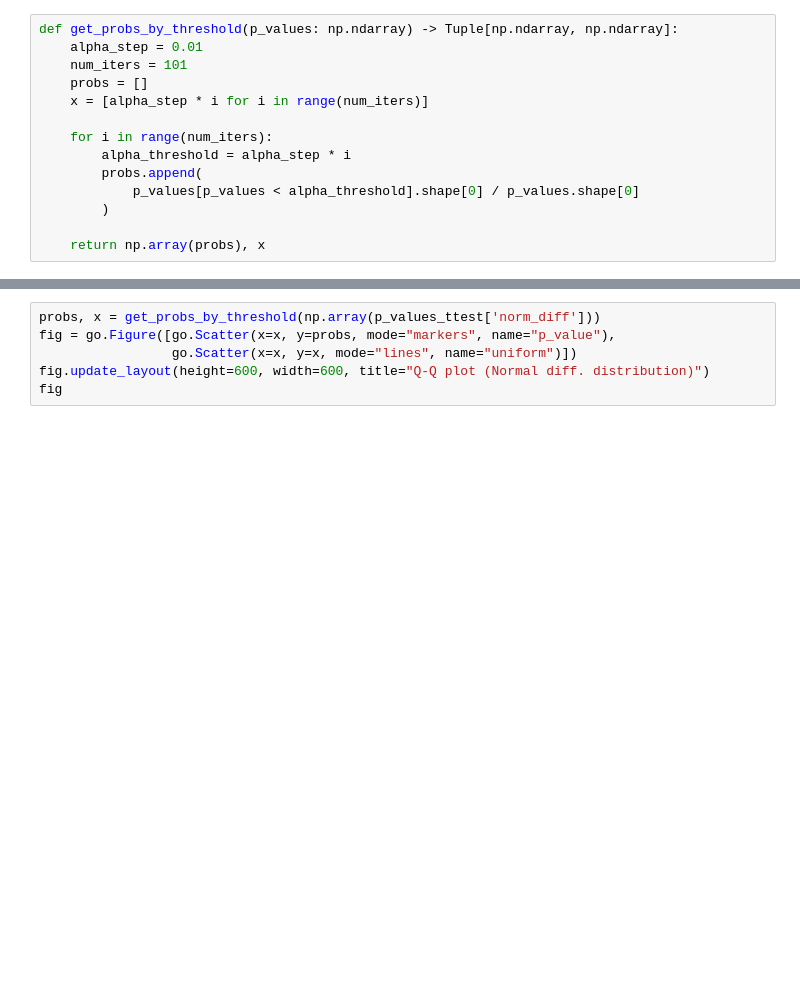
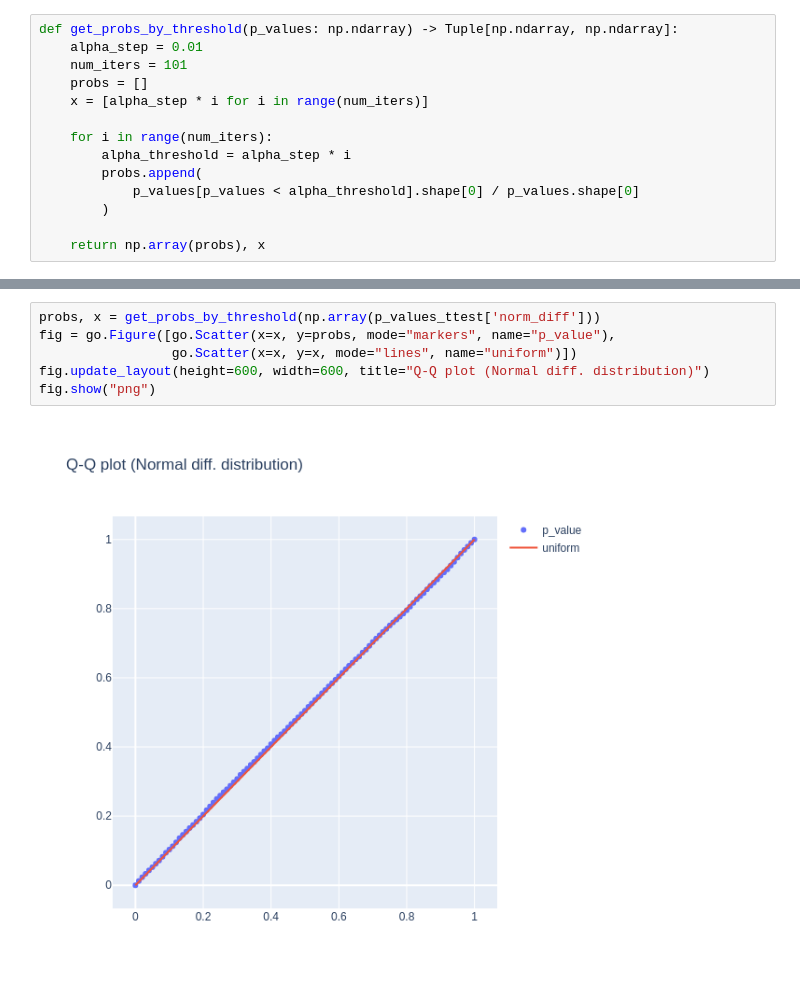
Before and after one commit to boomland/MADE_ab_testing, a Jupyter notebook: hw2/hw_statistics_and_statistical_criteria.ipynb, the cells around one changed output, grey strips where cells are left out. Drawn from its saved outputs; the diff is of its cells as text; blank space fills up the shorter version.

```diff
--- a/hw2/hw_statistics_and_statistical_criteria.ipynb
+++ b/hw2/hw_statistics_and_statistical_criteria.ipynb
@@ -291,9 +295,11 @@ fig
 # %%
 probs, x = get_probs_by_threshold(np.array(p_values_ttest['norm_diff']))
 fig = go.Figure([go.Scatter(x=x, y=probs, mode="markers", name="p_value"),
                  go.Scatter(x=x, y=x, mode="lines", name="uniform")])
 fig.update_layout(height=600, width=600, title="Q-Q plot (Normal diff. distribution)")
-fig
+fig.show("png")
+# %% [output]
+[figure, added]
 # %%
 fig = go.Figure([go.Histogram(x=p_values_ttest['norm_diff'], xbins={"start":0, "end":1, "size": 0.1})])
 fig.update_layout(title='Q-Q plot (Normal diff distribution)')
```
Also changed, not shown: parts of 9 cells of this notebook.
